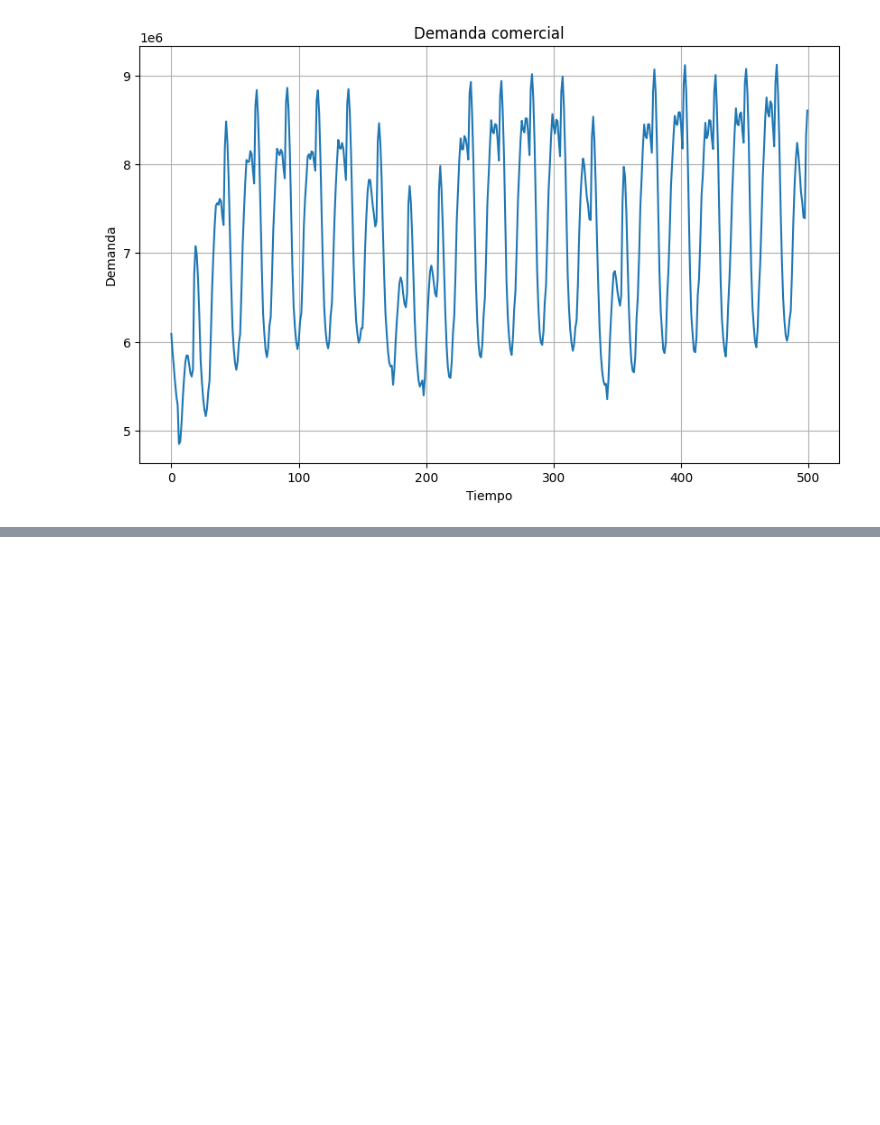
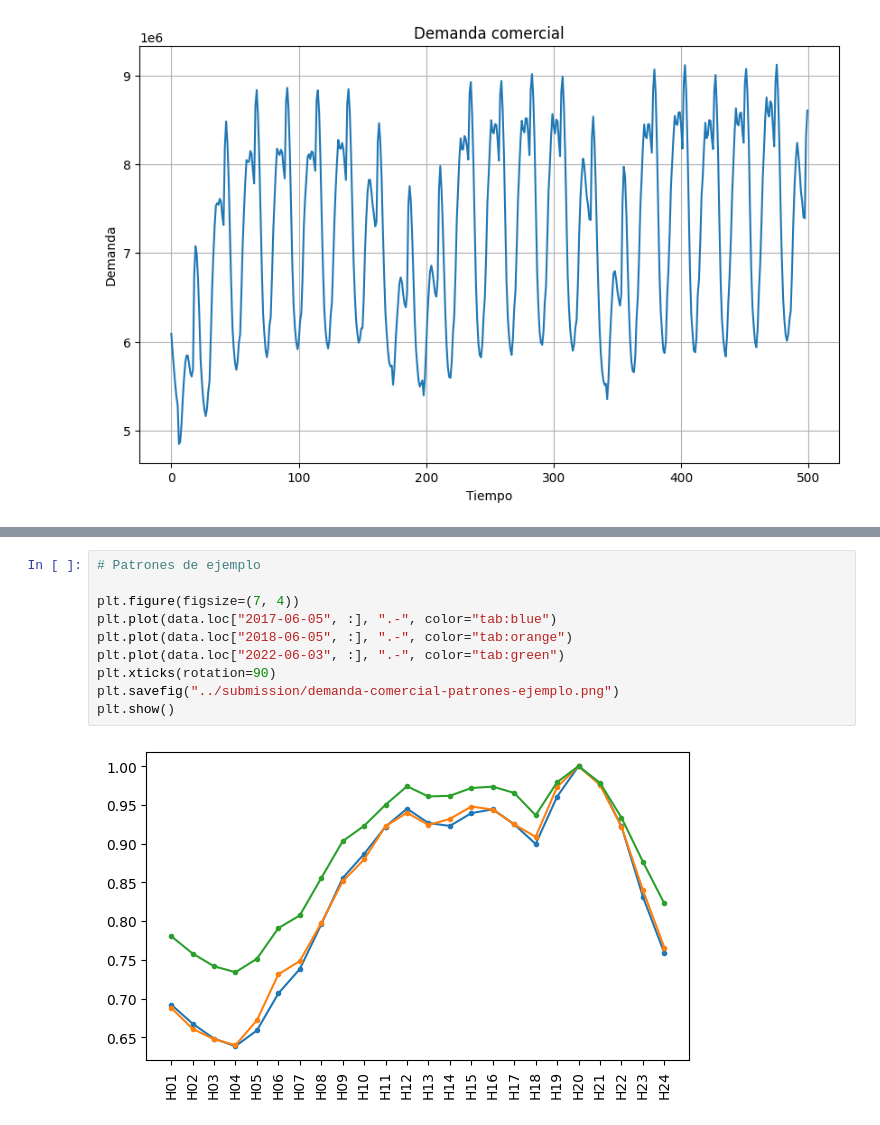
Before and after one commit to 2026-2-predictiva/std-angie-esmeralda-quintero-soto, a Jupyter notebook: PRE_05_clustering_demanda/notebooks/notebook.ipynb, the cells around one changed output, grey strips where cells are left out. Cells and saved outputs as stored; diff of their text form; blank space fills up the shorter version.

```diff
--- a/PRE_05_clustering_demanda/notebooks/notebook.ipynb
+++ b/PRE_05_clustering_demanda/notebooks/notebook.ipynb
@@ -69,3 +92,15 @@ plt.show()
+# %%
+# Patrones de ejemplo
+
+plt.figure(figsize=(7, 4))
+plt.plot(data.loc["2017-06-05", :], ".-", color="tab:blue")
+plt.plot(data.loc["2018-06-05", :], ".-", color="tab:orange")
+plt.plot(data.loc["2022-06-03", :], ".-", color="tab:green")
+plt.xticks(rotation=90)
+plt.savefig("../submission/demanda-comercial-patrones-ejemplo.png")
+plt.show()
+# %% [output]
+[figure, added]
 # %%
 # Determinación de la cantidad de perfiles diferentes
 
```
Also changed, not shown: parts of 11 cells of this notebook, 3 other files.
